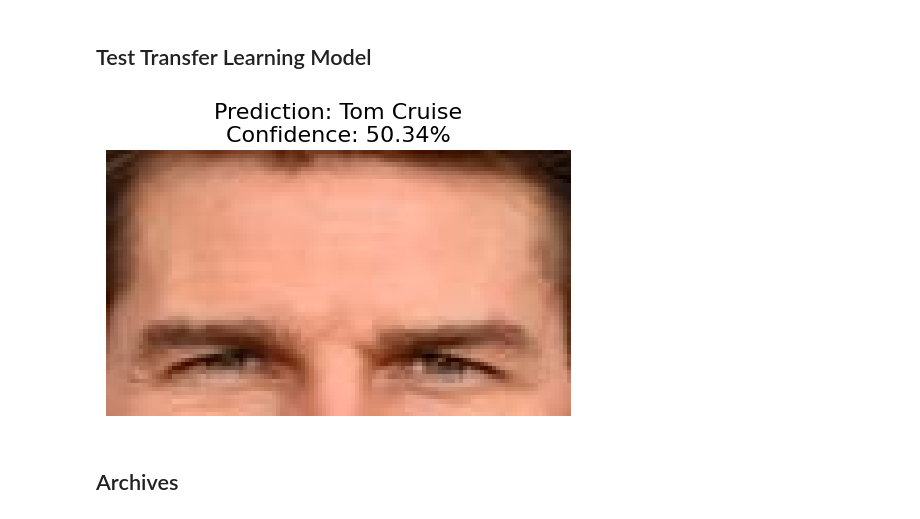
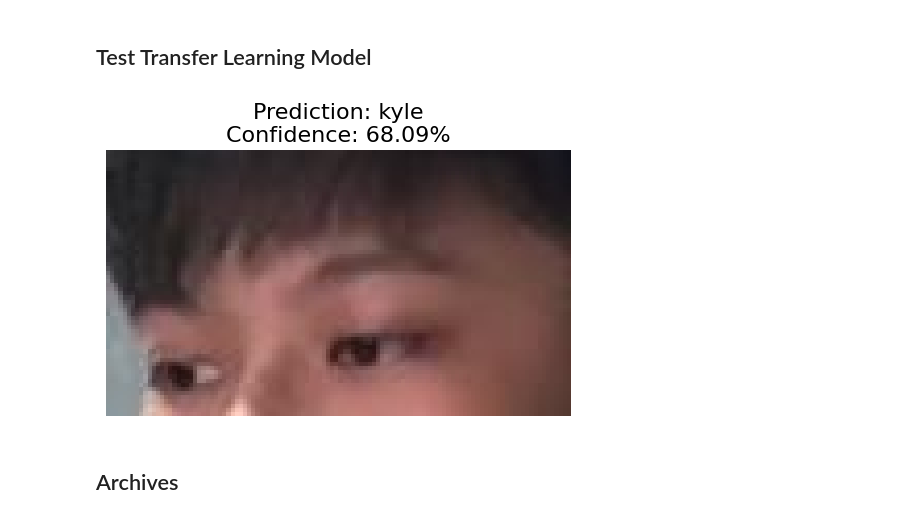
Before and after one commit to Kyle-Santos/named-ai, a Jupyter notebook: data-preprocessing/preprocess.ipynb, the cells around one changed output. Drawn from its saved outputs; the diff is of its cells as text; code cells hidden in the pictures.

```diff
--- a/data-preprocessing/preprocess.ipynb
+++ b/data-preprocessing/preprocess.ipynb
@@ -967,14 +971,14 @@ PARTITIONS_CONFIG = {
     "bottom": {"shape": (64, 112, 3)}
 }
 
-# --- 1. CONFIGURE YOUR TEST ---
-# You must define the class names in the same order they were trained
-class_names = ['Tom Cruise', 'Zac Efron', 'kyle']  # <-- IMPORTANT: EDIT THIS LIST
-target_partition = 'top'                               # <-- Choose 'top', 'mid', or 'bottom'
-image_to_test_path = '/content/drive/MyDrive/Face_Dataset/processed_dataset/val/top/Tom Cruise/Tom Cruise_18.jpg'    # <-- EDIT THIS PATH
+# Must define the class names in the same order they were trained
+class_names = ['Tom Cruise', 'Zac Efron', 'kyle']
+target_partition = 'bottom'                               # <-- Choose 'top', 'mid', or 'bottom'
+image_to_test_path = '/content/drive/MyDrive/Face_Dataset/processed_dataset/val/top/kyle/kyle_113.jpg'    # EDIT PATH FOR TEST IMAGE
 
-# --- 2. PREPARE THE MODEL AND TRANSFORMS ---
-model_path = f'best_model_{target_partition}.pth'
+
+# LOAD AND PREPARE THE MODEL AND TRANSFORMS
+model_path = f'/content/drive/MyDrive/Face_Dataset/best_model_{target_partition}.pth'
 num_classes = len(class_names)
 height, width = PARTITIONS_CONFIG[target_partition]["shape"][:2]
 
@@ -987,35 +991,35 @@ val_transform = transforms.Compose([
 model = MobileFaceNet(num_classes=num_classes)
 model.load_state_dict(torch.load(model_path, map_location=DEVICE))
 model.to(DEVICE)
 model.eval()
 
-# --- 3. LOAD IMAGE AND MAKE PREDICTION ---
+# LOAD IMAGE AND MAKE PREDICTION
 try:
     image = Image.open(image_to_test_path).convert('RGB')
 
     image_tensor = val_transform(image)
     input_tensor = image_tensor.unsqueeze(0).to(DEVICE)
 
     with torch.no_grad():
         output = model(input_tensor)
         probabilities = torch.nn.functional.softmax(output, dim=1)
         confidence, predicted_idx = torch.max(probabilities, 1)
 
     predicted_class = class_names[predicted_idx.item()]
     confidence_score = confidence.item()
 
-    # --- 4. DISPLAY THE RESULT ---
+    # 4. DISPLAY THE RESULT
     plt.figure(figsize=(6, 6))
     plt.imshow(image)
     plt.title(f'Prediction: {predicted_class}\nConfidence: {confidence_score:.2%}', fontsize=16)
     plt.axis('off')
     plt.show()
 
 except FileNotFoundError:
     print(f"Error: The file was not found at '{image_to_test_path}'")
 except Exception as e:
     print(f"An error occurred: {e}")
 # %% [output]
-[figure, old version]
+[figure, new version]
 # %% [markdown]
 ## Archives
```
Also changed, not shown: parts of 8 cells of this notebook.
